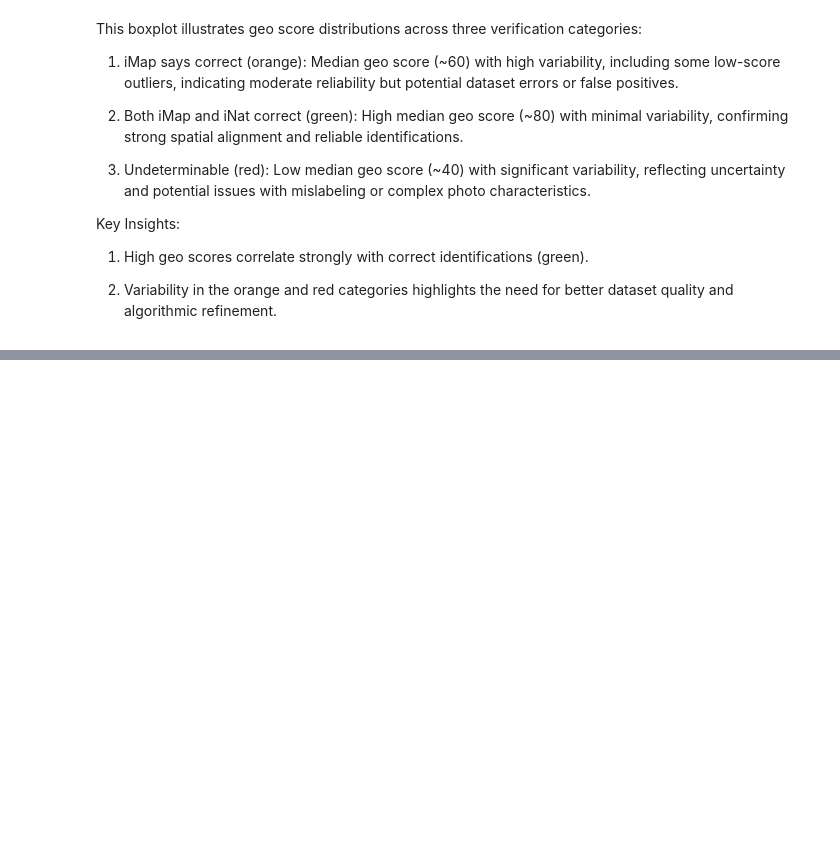
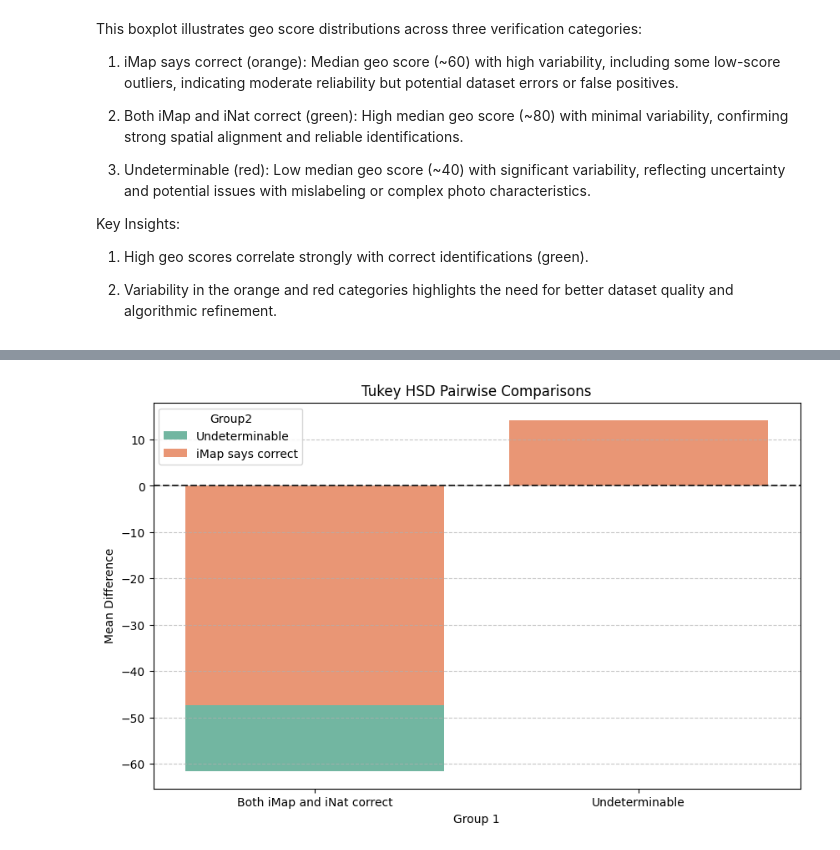
Before and after one commit to tmollick95/iMapInvasives, a Jupyter notebook: Code/Figures and figure code.ipynb, the cells around one changed output, grey strips where cells are left out. Saved outputs shown, nothing was run; the diff lists cells and outputs as text; code cells hidden in the pictures; blank space fills up the shorter version.

```diff
--- a/Code/Figures and figure code.ipynb
+++ b/Code/Figures and figure code.ipynb
@@ -225,0 +272,15 @@ Key Insights:
+# %%
+# Tukey's HSD Test
+tukey = pairwise_tukeyhsd(endog=df['com_score'], groups=df['Verification'], alpha=0.05)
+print(tukey)
+
+# Convert Tukey's results to a DataFrame
+pairwise_results = pd.DataFrame(data=tukey._results_table.data[1:], columns=tukey._results_table.data[0])
+
+# Rename columns for clarity
+pairwise_results.columns = ['Group1', 'Group2', 'Mean Difference', 'P-Value', 'Lower CI', 'Upper CI', 'Reject Null']
+
+# Convert numerical columns to float
+pairwise_results['Mean Difference'] = pairwise_results['Mean Difference'].astype(float)
+pairwise_results['Lower CI'] = pairwise_results['Lower CI'].astype(float)
+pairwise_results['Upper CI'] = pairwise_results['Upper CI'].astype(float)
@@ -225,0 +296,23 @@ Key Insights:
+# %%
+# Create a bar plot for pairwise comparisons
+plt.figure(figsize=(10, 6))
+sns.barplot(
+    data=pairwise_results,
+    x='Group1',
+    y='Mean Difference',
+    hue='Group2',
+    dodge=False,
+    palette='Set2'
+)
+plt.axhline(0, color='black', linestyle='--', alpha=0.8)
+plt.title('Tukey HSD Pairwise Comparisons')
+plt.ylabel('Mean Difference')
+plt.xlabel('Group 1')
+plt.grid(axis='y', linestyle='--', alpha=0.7)
+#plt.xticks(rotation=15)
+
+# Save the figure in 300 dpi
+plt.savefig('Tukey HSD Pairwise Comparisons.png', dpi=300)
+plt.show()
+# %% [output]
+[figure, added]
```
Also changed, not shown: parts of 16 cells of this notebook.
